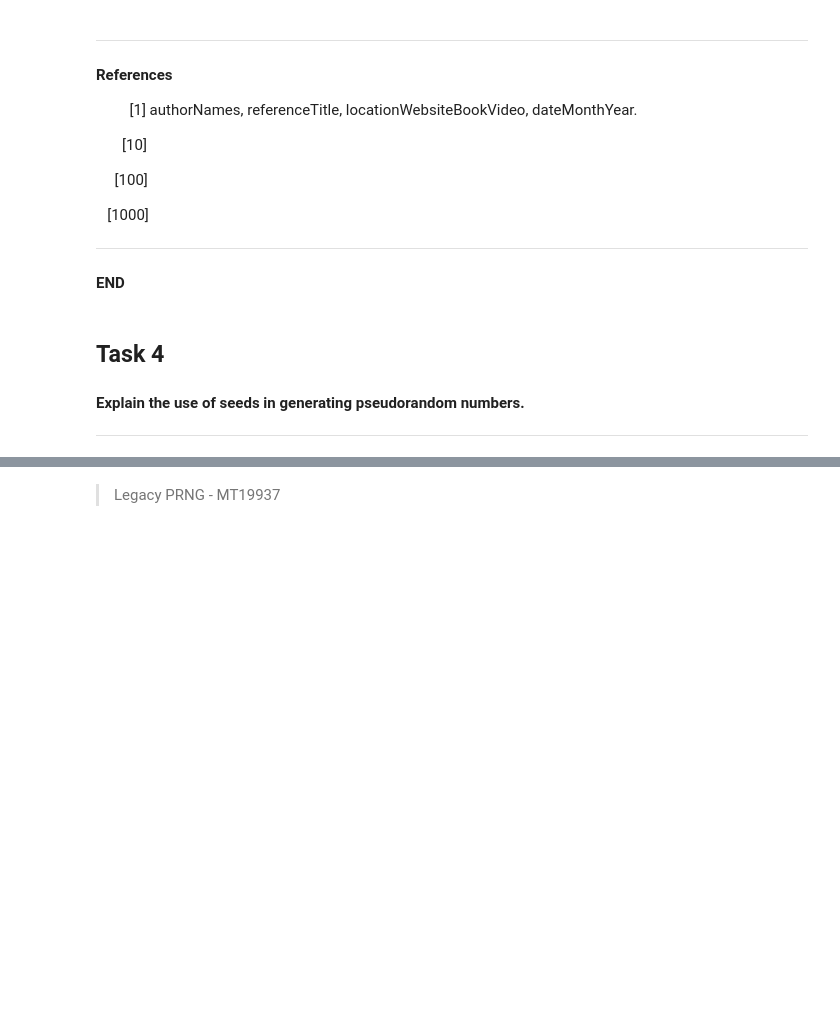
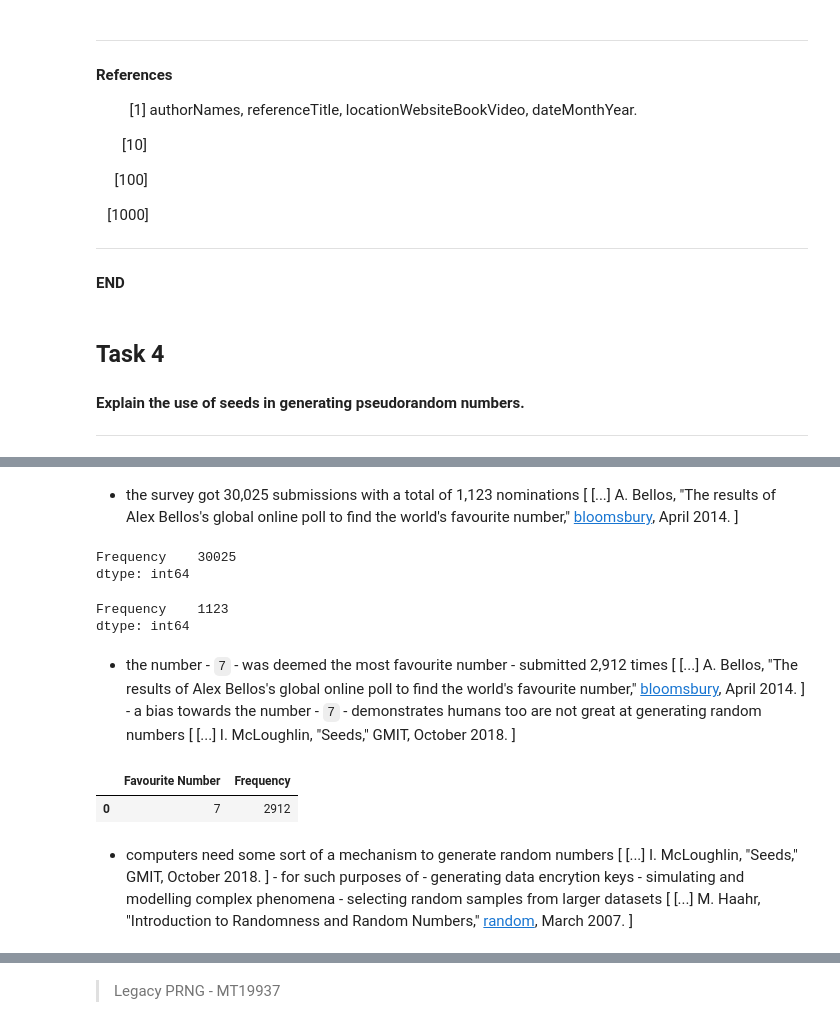
Before and after one commit to E6985/pda-numpy-random, a Jupyter notebook: Programming-for-Data-Analysis-Assignment-2020.ipynb, the cells around one changed output, grey strips where cells are left out. Saved outputs shown, nothing was run; the diff lists cells and outputs as text; code cells hidden in the pictures; blank space fills up the shorter version.

```diff
--- a/Programming-for-Data-Analysis-Assignment-2020.ipynb
+++ b/Programming-for-Data-Analysis-Assignment-2020.ipynb
@@ -482,0 +499,39 @@ exit()
+# %%
+# b_T_hird_P_arty-imports
+from pandas.io.parsers import read_csv as r
+# package pandas - subpackage io - module parsers - function read_csv alias r - call
+df=r("dataset/alex-bellos-favourite-number-list.csv")
+# %% [markdown]
+- the survey got 30,025 submissions with a total of 1,123 nominations [
+[...] A. Bellos, "The results of Alex Bellos's global online poll to find the world's favourite number," [bloomsbury](https://web.archive.org/web/20201112104650/http://pages.bloomsbury.com/favouritenumber/7), April 2014.
+]
+# %%
+# package pandas - subpackage frame - object DataFrame(NDFrame) - name sum - access
+df.sum(numeric_only=True)
+# %% [output]
+Frequency    30025
+dtype: int64
+# %%
+# package pandas - subpackage frame - object DataFrame(NDFrame) - method count - call
+df.count(numeric_only=True)
+# %% [output]
+Frequency    1123
+dtype: int64
+# %% [markdown]
+- the number - ``7`` - was deemed the most favourite number - submitted 2,912 times [
+[...] A. Bellos, "The results of Alex Bellos's global online poll to find the world's favourite number," [bloomsbury](https://web.archive.org/web/20201112104650/http://pages.bloomsbury.com/favouritenumber/7), April 2014.
+] - a bias towards the number - ``7`` - demonstrates humans too are not great at generating random numbers [
+[...] I. McLoughlin, "Seeds," GMIT, October 2018.
+]
+# %%
+# package pandas - subpackage frame - object DataFrame(NDFrame) - method count - head
+df.head(1)
+# %% [output]
+|  | Favourite Number | Frequency |
+| 0 | 7 | 2912 |
+# %% [markdown]
+- computers need some sort of a mechanism to generate random numbers [
+[...] I. McLoughlin, "Seeds," GMIT, October 2018.
+] - for such purposes of - generating data encrytion keys - simulating and modelling complex phenomena - selecting random samples from larger datasets [
+[...] M. Haahr, "Introduction to Randomness and Random Numbers," [random](https://web.archive.org/web/20201112183853/https://www.random.org/randomness), March 2007.
+]
```
Also changed, not shown: parts of 21 cells of this notebook, 1 other file.
